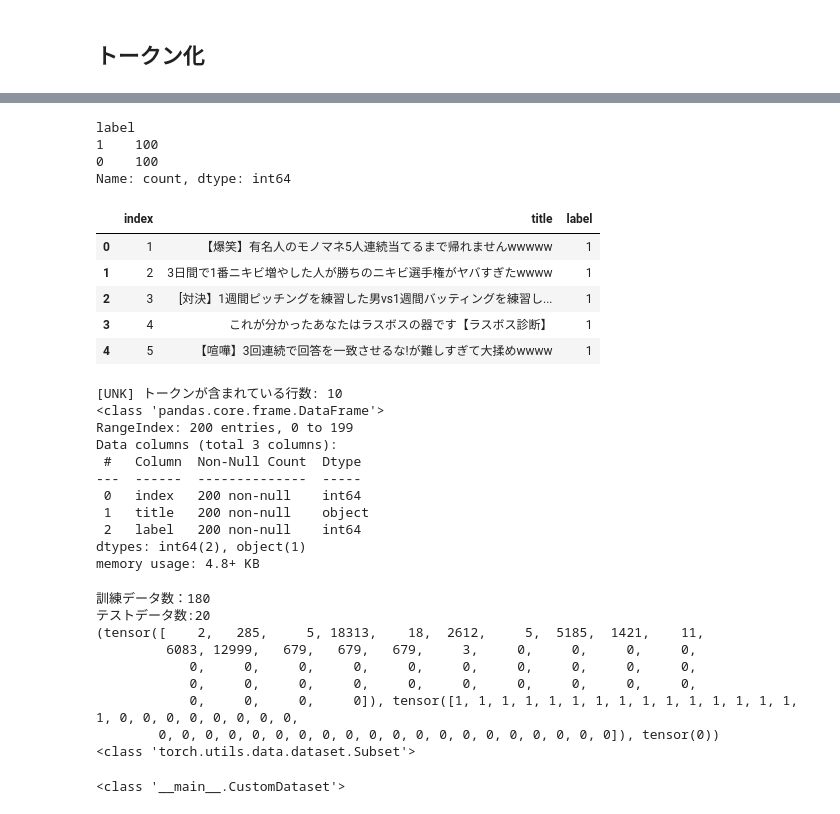
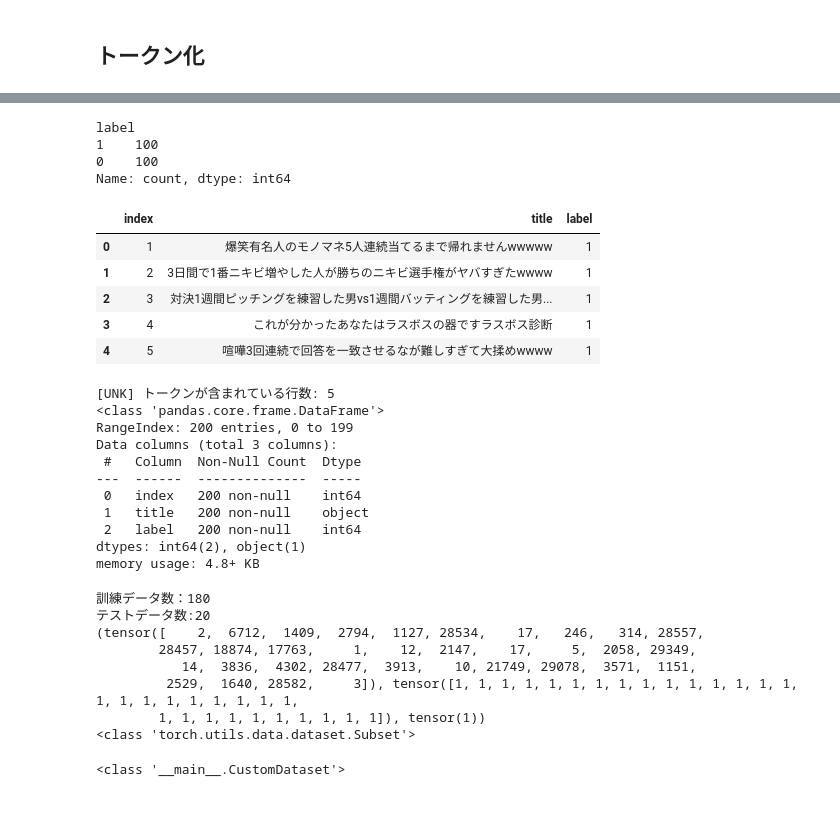
Before and after one commit to Rii01/youtuber_classification, a Jupyter notebook: youtuber's_title_analysis2.ipynb, the cells around one changed output, grey strips where cells are left out. Cells and saved outputs as stored; diff of their text form; code cells hidden in the pictures.

```diff
--- a/youtuber's_title_analysis2.ipynb
+++ b/youtuber's_title_analysis2.ipynb
@@ -223,39 +244,39 @@ attention_masks = []
 # 1文づつ処理
 for sentence in df_titles2['title']:
     encoded_dict = tokenizer.encode_plus(
                         sentence,
                         add_special_tokens = True, # Special Tokenの追加
-                        max_length = 44,           # 文章の長さを固定（Padding/Trancatinating）
+                        max_length = 34,           # 文章の長さを固定（Padding/Trancatinating）
                         pad_to_max_length = True,# PADDINGで埋める
                         truncation=True,
                         return_attention_mask = True,   # Attention maksの作成
                         return_tensors = 'pt',     #  Pytorch tensorsで返す
                    )
 
     # 単語IDを取得
     input_ids.append(encoded_dict['input_ids'])
 
     # Attention　maskの取得
     attention_masks.append(encoded_dict['attention_mask'])
 
 # リストに入ったtensorを縦方向（dim=0）へ結合
 input_ids = torch.cat(input_ids, dim=0)
 attention_masks = torch.cat(attention_masks, dim=0)
 
 label = torch.tensor(df_titles2['label'].values, dtype=torch.long)
 print(df_titles2['label'].value_counts())
 df_titles2.head()
 # %% [output]
 label
 1    100
 0    100
 Name: count, dtype: int64
 |  | index | title | label |
-| 0 | 1 | 【爆笑】有名人のモノマネ5人連続当てるまで帰れませんwwwww | 1 |
+| 0 | 1 | 爆笑有名人のモノマネ5人連続当てるまで帰れませんwwwww | 1 |
 | 1 | 2 | 3日間で1番ニキビ増やした人が勝ちのニキビ選手権がヤバすぎたwwww | 1 |
-| 2 | 3 | [対決】1週間ピッチングを練習した男vs1週間バッティングを練習し... | 1 |
-| 3 | 4 | これが分かったあなたはラスボスの器です【ラスボス診断】 | 1 |
-| 4 | 5 | 【喧嘩】3回連続で回答を一致させるな!が難しすぎて大揉めwwww | 1 |
+| 2 | 3 | 対決1週間ピッチングを練習した男vs1週間バッティングを練習した男... | 1 |
+| 3 | 4 | これが分かったあなたはラスボスの器ですラスボス診断 | 1 |
+| 4 | 5 | 喧嘩3回連続で回答を一致させるなが難しすぎて大揉めwwww | 1 |
 # %%
 # 確認
 # [UNK]トークンのIDは100
@@ -271,7 +292,7 @@ unk_rows = sum(1 for ids in input_ids if contains_unk_token(ids.tolist()))
 print(f"[UNK] トークンが含まれている行数: {unk_rows}")
 df_titles2.info()
 # %% [output]
-[UNK] トークンが含まれている行数: 10
+[UNK] トークンが含まれている行数: 5
 <class 'pandas.core.frame.DataFrame'>
 RangeIndex: 200 entries, 0 to 199
 Data columns (total 3 columns):
@@ -320,12 +341,11 @@ print(type(test_dataset))
 # %% [output]
 訓練データ数：180
 テストデータ数:20
-(tensor([    2,   285,     5, 18313,    18,  2612,     5,  5185,  1421,    11,
-         6083, 12999,   679,   679,   679,     3,     0,     0,     0,     0,
-            0,     0,     0,     0,     0,     0,     0,     0,     0,     0,
-            0,     0,     0,     0,     0,     0,     0,     0,     0,     0,
-            0,     0,     0,     0]), tensor([1, 1, 1, 1, 1, 1, 1, 1, 1, 1, 1, 1, 1, 1, 1, 1, 0, 0, 0, 0, 0, 0, 0, 0,
-        0, 0, 0, 0, 0, 0, 0, 0, 0, 0, 0, 0, 0, 0, 0, 0, 0, 0, 0, 0]), tensor(0))
+(tensor([    2,  6712,  1409,  2794,  1127, 28534,    17,   246,   314, 28557,
+        28457, 18874, 17763,     1,    12,  2147,    17,     5,  2058, 29349,
+           14,  3836,  4302, 28477,  3913,    10, 21749, 29078,  3571,  1151,
+         2529,  1640, 28582,     3]), tensor([1, 1, 1, 1, 1, 1, 1, 1, 1, 1, 1, 1, 1, 1, 1, 1, 1, 1, 1, 1, 1, 1, 1, 1,
+        1, 1, 1, 1, 1, 1, 1, 1, 1, 1]), tensor(1))
 <class 'torch.utils.data.dataset.Subset'>
 # %%
 from torch.utils.data import Dataset
```
Also changed, not shown: parts of 13 cells of this notebook.
